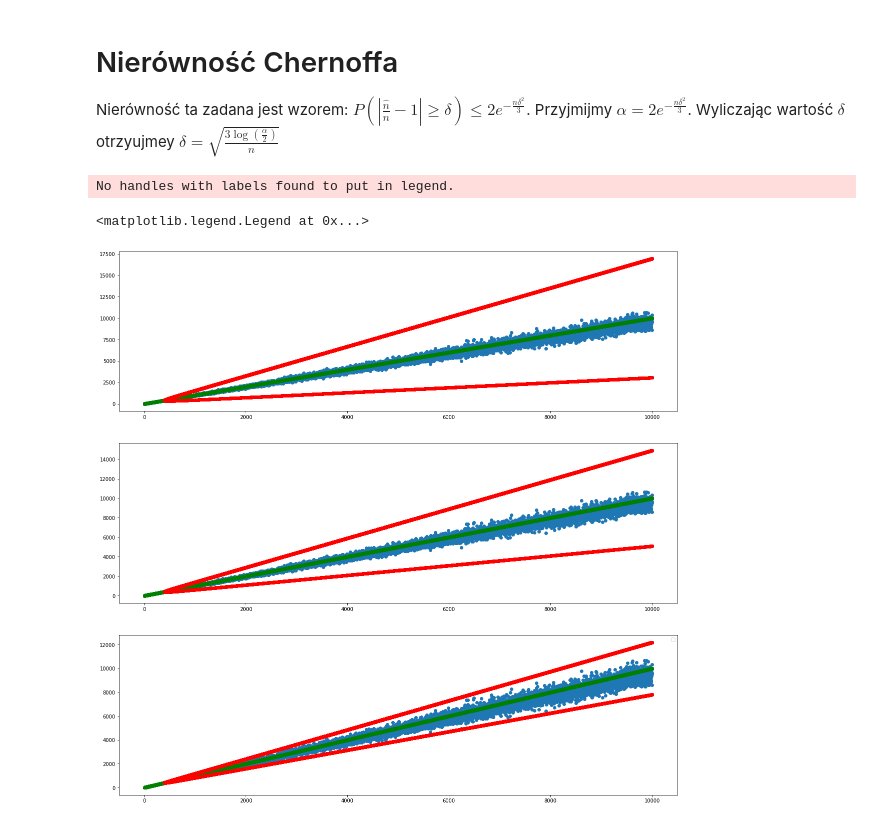
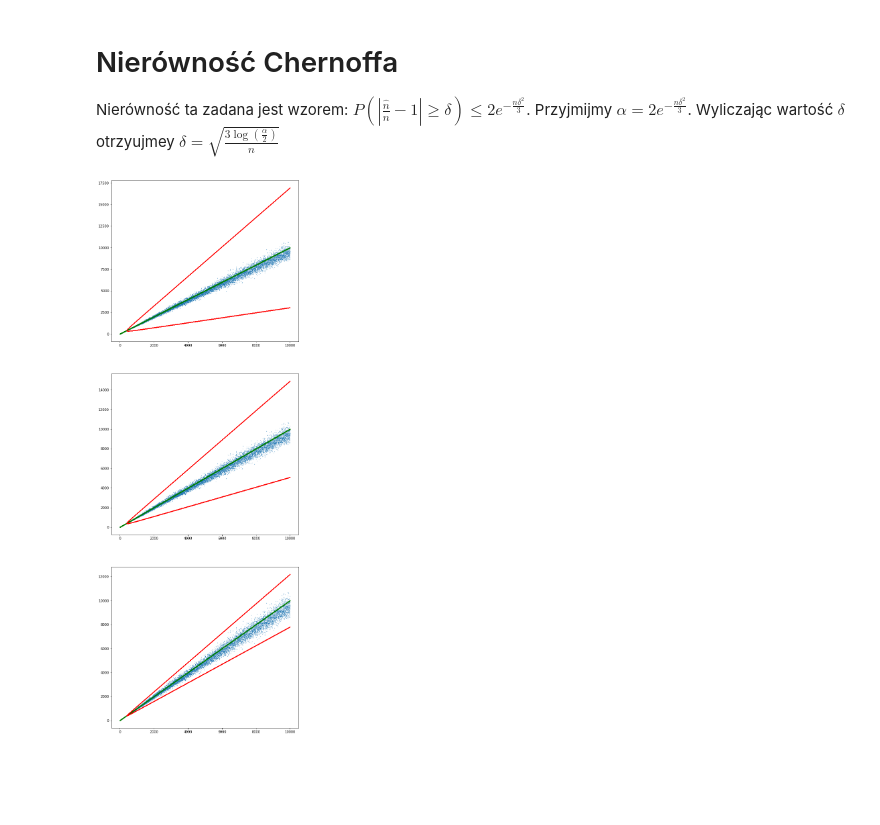
Before and after one commit to JakubGogola-IDENTT/analysis_of_algorithms, a Jupyter notebook: lab2/lab3.ipynb, the cells around one changed output. Drawn from its saved outputs; the diff is of its cells as text; code cells hidden in the pictures; blank space fills up the shorter version.

```diff
--- a/lab2/lab3.ipynb
+++ b/lab2/lab3.ipynb
@@ -153,22 +250,20 @@ k = 400
 alphas = [0.005, 0.01, 0.05]
 # %%
 x = np.linspace(1, n, n)
-fig, ax = plt.subplots(3, figsize=(20,20))
+fig, ax = plt.subplots(3, figsize=(10,30))
 
 for i in range(len(alphas)):
     alpha = alphas[i]
 
     chebyschew_lower, chebyschew_upper = compute_chebyschew_bounds(data_7, alpha)
     chernoff_lower, chernoff_upper = compute_chernoff_bounds(data_7, alpha)
 
-    ax[i].scatter(x, data_7['estimated'])
-    ax[i].scatter(x, chernoff_lower, color='green')
-    ax[i].scatter(x, chernoff_upper, color='green')
-    ax[i].scatter(x, chebyschew_lower, color='red')
-    ax[i].scatter(x, chebyschew_upper, color='red')
+    size = 0.2
 
-plt.legend()
+    ax[i].scatter(x, data_7['estimated'], s=size)
+    ax[i].scatter(x, chernoff_lower, color='green', s=size)
+    ax[i].scatter(x, chernoff_upper, color='green', s=size)
+    ax[i].scatter(x, chebyschew_lower, color='red', s=size)
+    ax[i].scatter(x, chebyschew_upper, color='red', s=size)
 # %% [output]
-No handles with labels found to put in legend.
-<matplotlib.legend.Legend at 0x...>
-[figure, old version]
+[figure, new version]
```
Also changed, not shown: parts of 10 cells of this notebook, 2 other files.
